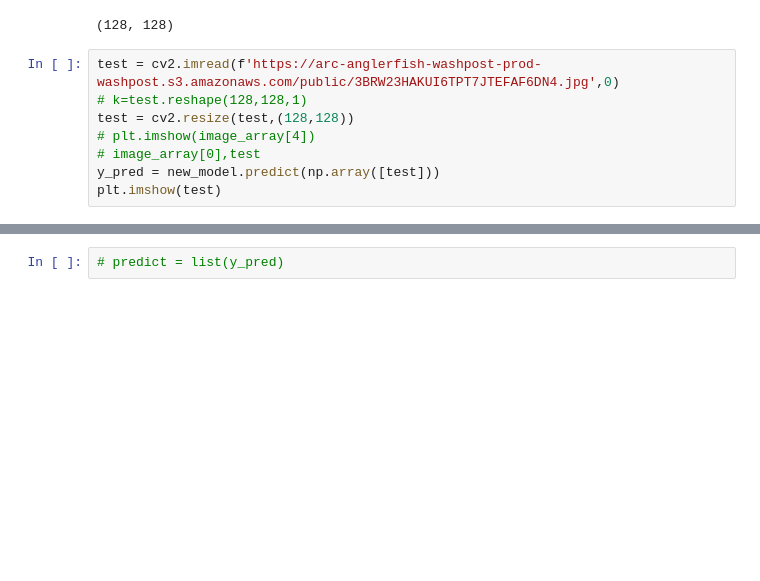
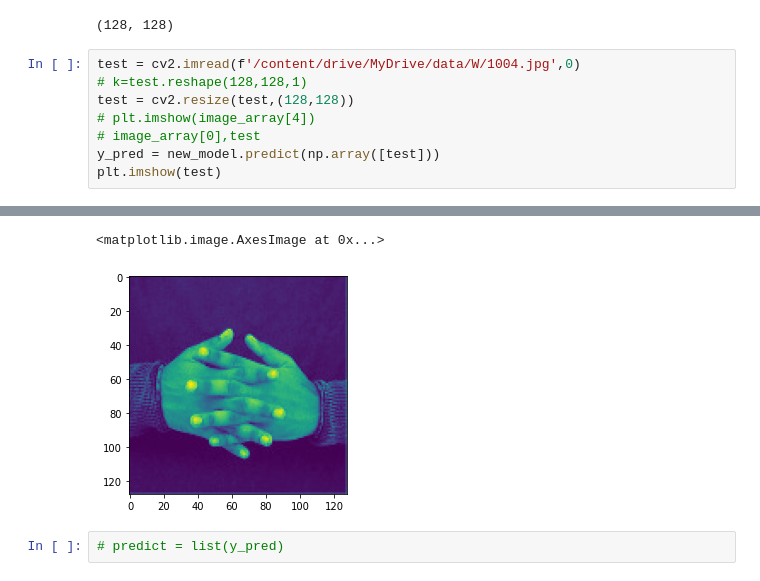
Before and after one commit to Sonish-Maharjan-2014/Neural_Network, a Jupyter notebook: sign_recognization.ipynb, the cells around one changed output, grey strips where cells are left out. Cells and saved outputs as stored; diff of their text form; blank space fills up the shorter version.

```diff
--- a/sign_recognization.ipynb
+++ b/sign_recognization.ipynb
@@ -119,7 +119,7 @@ image_array[1].shape
 # %% [output]
 (128, 128)
 # %%
-test = cv2.imread(f'https://arc-anglerfish-washpost-prod-washpost.s3.amazonaws.com/public/3BRW23HAKUI6TPT7JTEFAF6DN4.jpg',0)
+test = cv2.imread(f'/content/drive/MyDrive/data/W/1004.jpg',0)
 # k=test.reshape(128,128,1)
 test = cv2.resize(test,(128,128))
 # plt.imshow(image_array[4])
@@ -131,3 +131,5 @@ error: ignored
+<matplotlib.image.AxesImage at 0x...>
+[figure, added]
 # %%
 # predict = list(y_pred)
 # %%
```
Also changed, not shown: parts of 3 cells of this notebook.
